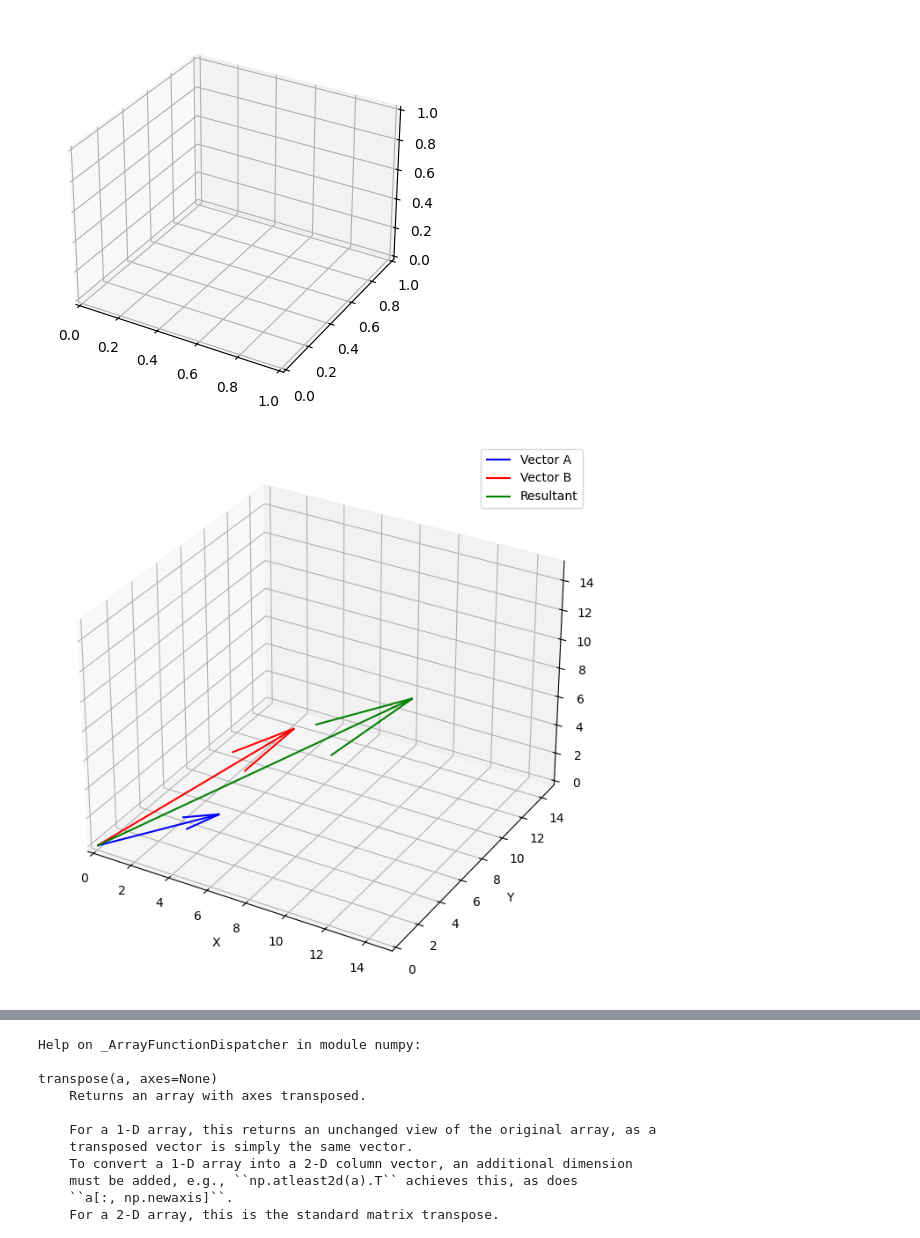
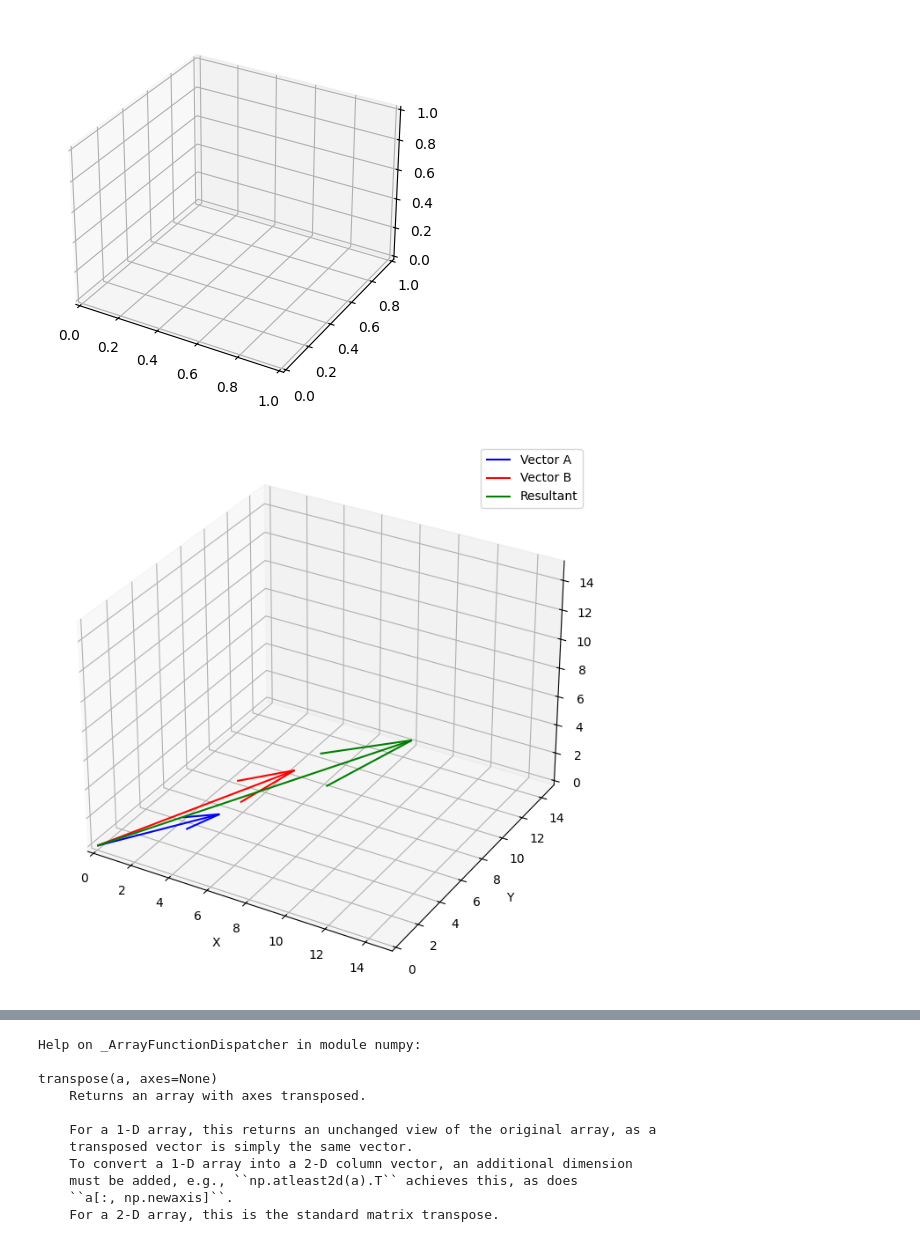
Before and after one commit to whatsnextnick/JupyterNotebooks, a Jupyter notebook: LinearAlgebra_Exercise_Day2.ipynb, the cells around one changed output, grey strips where cells are left out. Cells and saved outputs as stored; diff of their text form; code cells hidden in the pictures.

```diff
--- a/LinearAlgebra_Exercise_Day2.ipynb
+++ b/LinearAlgebra_Exercise_Day2.ipynb
@@ -94,39 +94,39 @@ ax
 # %%
 #Redefining the vectors to visualize the first 3 dimensions of the vectors
 a_random_1to10 = np.array([4, 4, 1])  # Taking the first three elements
-b_random_1to10 = np.array([5, 9])  # Taking the first three elements
+b_random_1to10 = np.array([5, 9, 1])  # Taking the first three elements
 
 #Compute the resultant vector of a-random_1to10 & b_random_1to10
 resultant = a_random_1to10 + b_random_1to10
 
 #Plot the Vectors
 fig = plt.figure(figsize=(10, 8))
 ax = fig.add_subplot(111, projection='3d')
 
 # Plotting the original vectors
 ax.quiver(0, 0, 0, a_random_1to10[0], a_random_1to10[1], a_random_1to10[2], color='b', label='Vector A')
 ax.quiver(0, 0, 0, b_random_1to10[0], b_random_1to10[1], b_random_1to10[2], color='r', label='Vector B')
 
 # Plotting the resultant vector
 ax.quiver(0, 0, 0, resultant[0], resultant[1], resultant[2], color='g', label='Resultant')
 
 # Setting the limits for the plot
 ax.set_xlim([0, 15])
 ax.set_ylim([0, 15])
 ax.set_zlim([0, 15])
 
 # Setting labels for the axes
 ax.set_xlabel('X')
 ax.set_ylabel('Y')
 ax.set_zlabel('Z')
 
 # Adding a legend
 ax.legend()
 
 # Display the plot
 plt.show()
 # %% [output]
-[figure, old version]
+[figure, new version]
 # %%
 ### Exercise 2: Matrix Manipulations
 # Task: Create a 3x3 matrix with random integers between 1 and 10. Perform the following operations:
```
Also changed, not shown: parts of 10 cells of this notebook, 1 other file.
